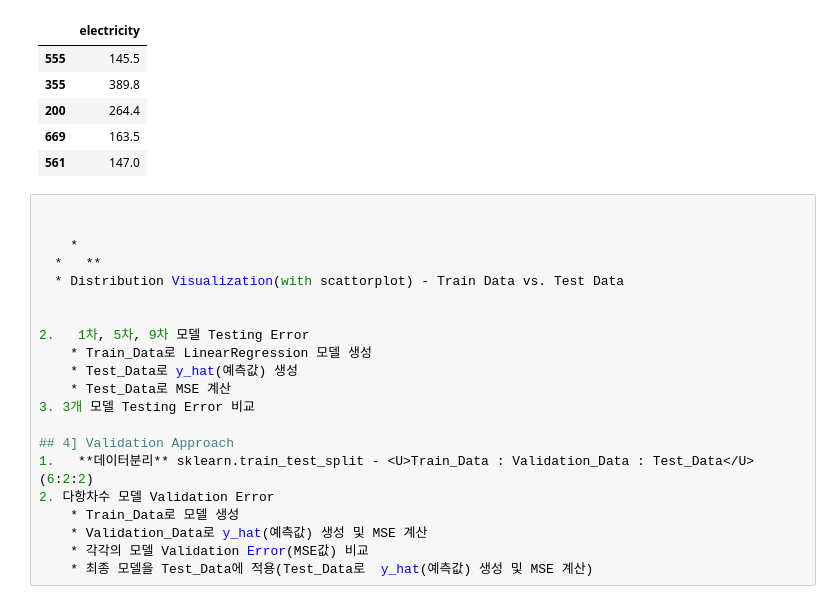
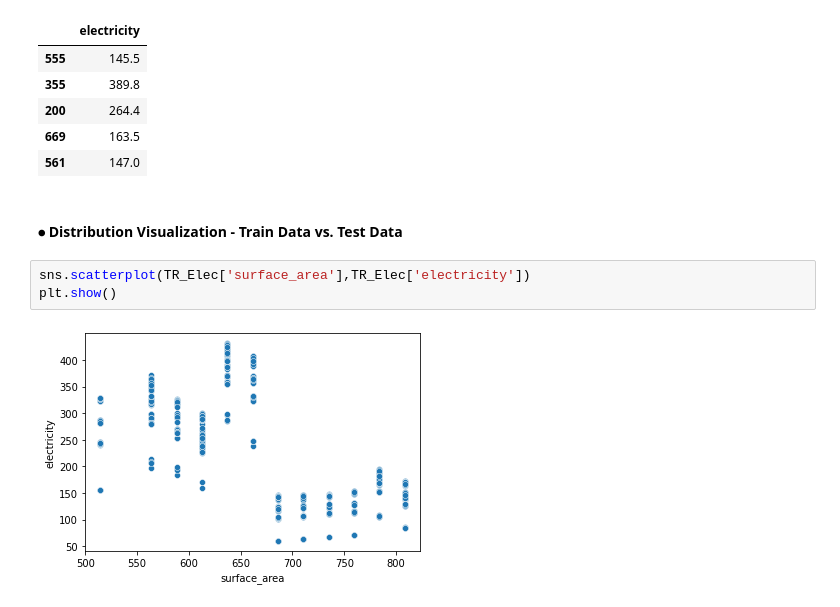
Before and after one commit to Seungeun-Song/Study-for-K-Digital-AI-developer, a Jupyter notebook: Practice/21_02_27_ModelValidation.ipynb, the cells around one changed output. Saved outputs shown, nothing was run; the diff lists cells and outputs as text.

```diff
--- a/Practice/21_02_27_ModelValidation.ipynb
+++ b/Practice/21_02_27_ModelValidation.ipynb
@@ -511,24 +511,10 @@ y_train.head()
 | 200 | 264.4 |
 | 669 | 163.5 |
 | 561 | 147.0 |
-# %%
-
-
-    *
-  *   **
-  * Distribution Visualization(with scattorplot) - Train Data vs. Test Data
-
-
-2.   1차, 5차, 9차 모델 Testing Error
-    * Train_Data로 LinearRegression 모델 생성
-    * Test_Data로 y_hat(예측값) 생성
-    * Test_Data로 MSE 계산
-3. 3개 모델 Testing Error 비교
-
-## 4] Validation Approach
-1.   **데이터분리** sklearn.train_test_split - <U>Train_Data : Validation_Data : Test_Data</U>(6:2:2)
-2. 다항차수 모델 Validation Error
-    * Train_Data로 모델 생성
-    * Validation_Data로 y_hat(예측값) 생성 및 MSE 계산
-    * 각각의 모델 Validation Error(MSE값) 비교
-    * 최종 모델을 Test_Data에 적용(Test_Data로  y_hat(예측값) 생성 및 MSE 계산)
+# %% [markdown]
+#### ⦁ Distribution Visualization - Train Data vs. Test Data
+# %%
+sns.scatterplot(TR_Elec['surface_area'],TR_Elec['electricity'])
+plt.show()
+# %% [output]
+[figure, added]
```
Also changed, not shown: parts of 57 cells of this notebook.
